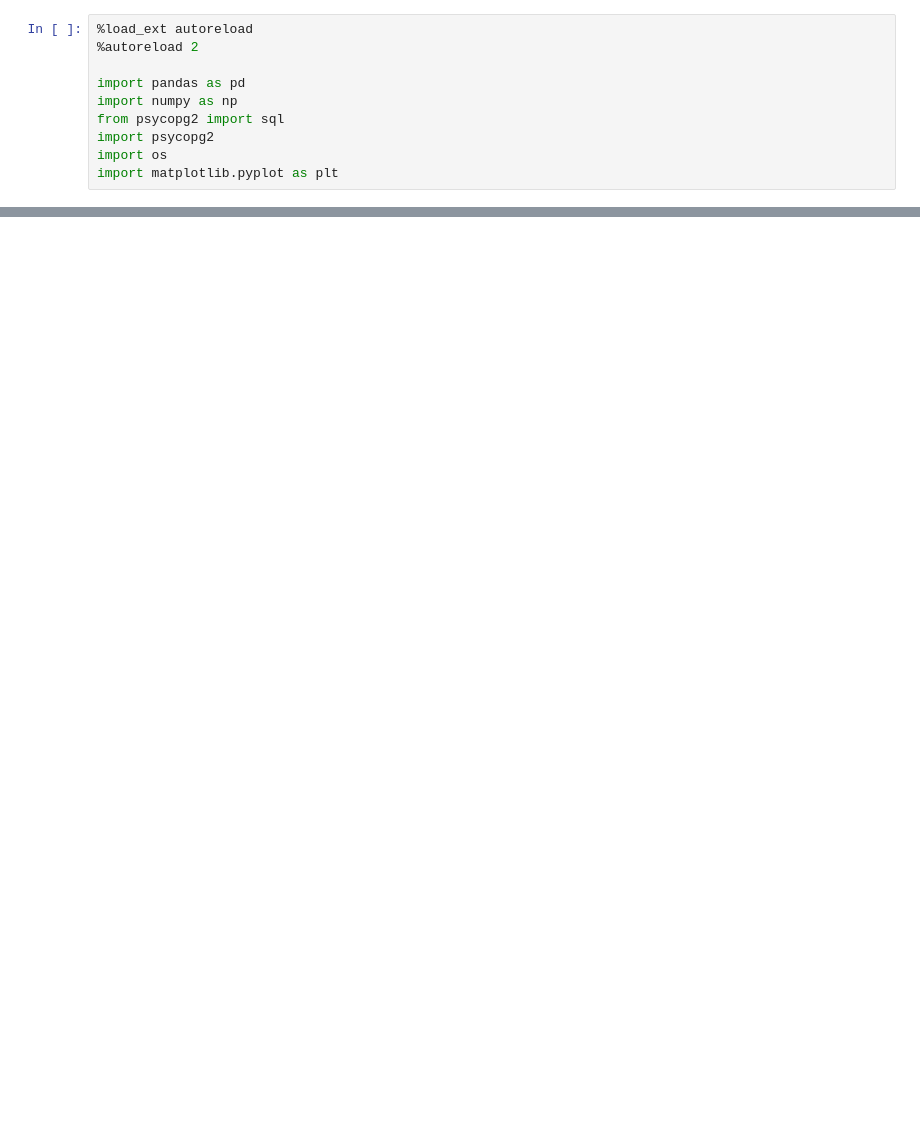
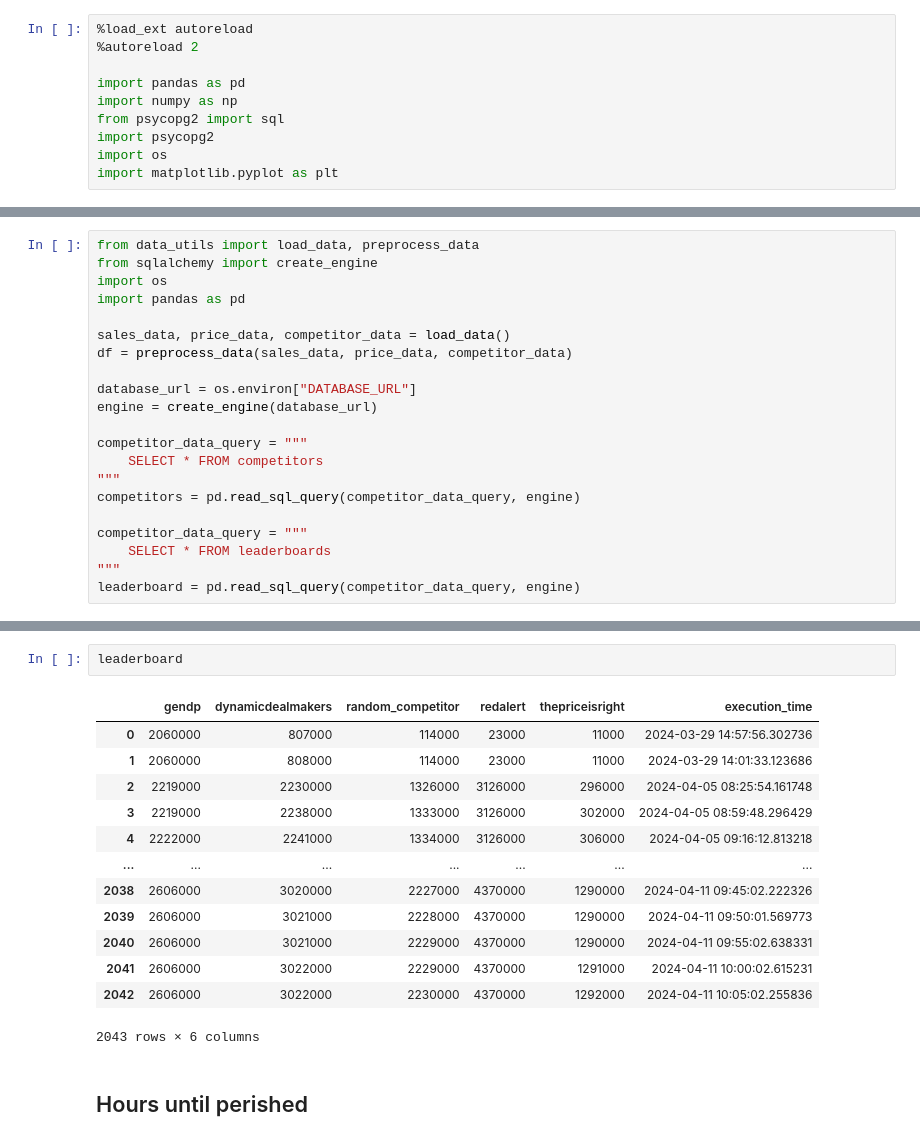
Before and after one commit to attiamani98/praice, a Jupyter notebook: fastapi/eda.ipynb, the cells around one changed output, grey strips where cells are left out. Drawn from its saved outputs; the diff is of its cells as text; blank space fills up the shorter version.

```diff
--- a/fastapi/eda.ipynb
+++ b/fastapi/eda.ipynb
@@ -16,0 +11,21 @@ df = preprocess_data(sales_data, price_data, competitor_data)
+# %%
+from data_utils import load_data, preprocess_data
+from sqlalchemy import create_engine
+import os
+import pandas as pd
+
+sales_data, price_data, competitor_data = load_data()
+df = preprocess_data(sales_data, price_data, competitor_data)
+
+database_url = os.environ["DATABASE_URL"]
+engine = create_engine(database_url)
+
+competitor_data_query = """
+    SELECT * FROM competitors
+"""
+competitors = pd.read_sql_query(competitor_data_query, engine)
+
+competitor_data_query = """
+    SELECT * FROM leaderboards
+"""
+leaderboard = pd.read_sql_query(competitor_data_query, engine)
@@ -24,3 +74,21 @@ plot_total_sales(df)
+# %%
+leaderboard
+# %% [output]
+|  | gendp | dynamicdealmakers | random_competitor | redalert | thepriceisright | execution_time |
+| 0 | 2060000 | 807000 | 114000 | 23000 | 11000 | 2024-03-29 14:57:56.302736 |
+| 1 | 2060000 | 808000 | 114000 | 23000 | 11000 | 2024-03-29 14:01:33.123686 |
+| 2 | 2219000 | 2230000 | 1326000 | 3126000 | 296000 | 2024-04-05 08:25:54.161748 |
+| 3 | 2219000 | 2238000 | 1333000 | 3126000 | 302000 | 2024-04-05 08:59:48.296429 |
+| 4 | 2222000 | 2241000 | 1334000 | 3126000 | 306000 | 2024-04-05 09:16:12.813218 |
+| ... | ... | ... | ... | ... | ... | ... |
+| 2038 | 2606000 | 3020000 | 2227000 | 4370000 | 1290000 | 2024-04-11 09:45:02.222326 |
+| 2039 | 2606000 | 3021000 | 2228000 | 4370000 | 1290000 | 2024-04-11 09:50:01.569773 |
+| 2040 | 2606000 | 3021000 | 2229000 | 4370000 | 1290000 | 2024-04-11 09:55:02.638331 |
+| 2041 | 2606000 | 3022000 | 2229000 | 4370000 | 1291000 | 2024-04-11 10:00:02.615231 |
+| 2042 | 2606000 | 3022000 | 2230000 | 4370000 | 1292000 | 2024-04-11 10:05:02.255836 |
+2043 rows × 6 columns
+# %% [markdown]
+## Hours until perished
 # %%
 df.plot.scatter(x='hours_until_perished', y='sales', alpha=0.3)
 # %% [output]
```
Also changed, not shown: parts of 11 cells of this notebook, 4 other files.
